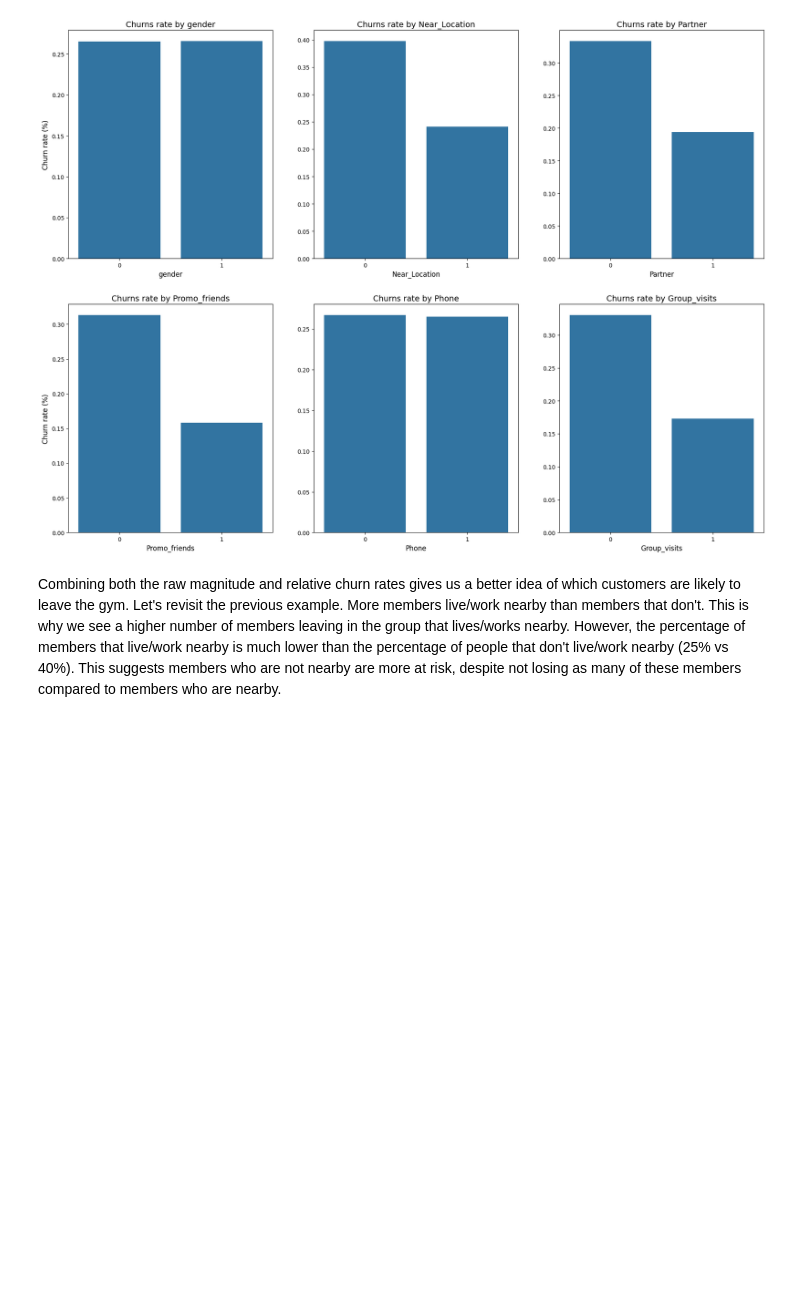
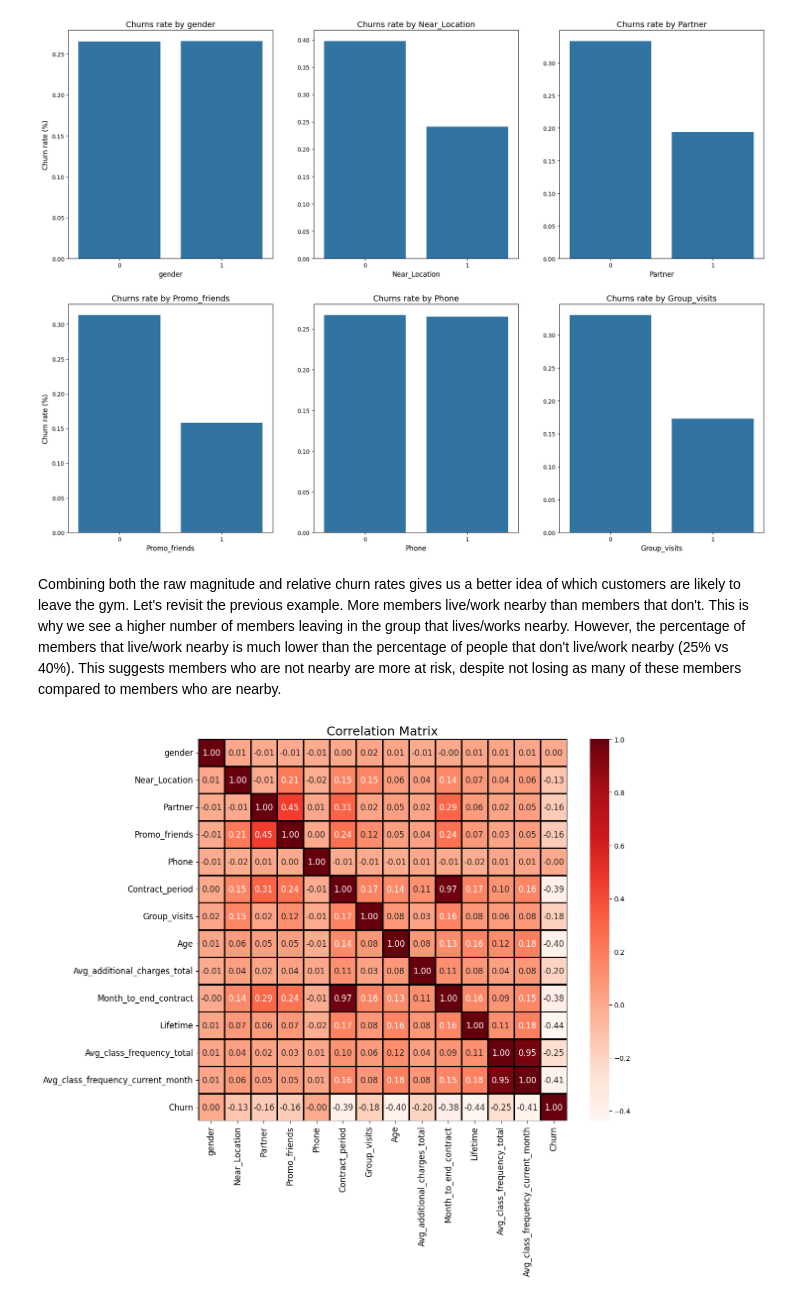
Before and after one commit to kennethwirjadisastra/customer_churn, a Jupyter notebook: gym_churn_eda.ipynb, the cells around one changed output. Saved outputs shown, nothing was run; the diff lists cells and outputs as text; code cells hidden in the pictures; blank space fills up the shorter version.

```diff
--- a/gym_churn_eda.ipynb
+++ b/gym_churn_eda.ipynb
@@ -326,3 +361,16 @@ plt.show()
 [figure]
 # %% [markdown]
 Combining both the raw magnitude and relative churn rates gives us a better idea of which customers are likely to leave the gym. Let's revisit the previous example. More members live/work nearby than members that don't. This is why we see a higher number of members leaving in the group that lives/works nearby. However, the percentage of members that live/work nearby is much lower than the percentage of people that don't live/work nearby (25% vs 40%). This suggests members who are not nearby are more at risk, despite not losing as many of these members compared to members who are nearby.
+# %%
+corr_mat = df.corr()
+
+fig, ax = plt.subplots(figsize=(12,10))
+
+sns.heatmap(corr_mat, annot=True, cmap='Reds',
+            linecolor='black', linewidths=2, annot_kws={"fontsize":12}, fmt='.2f', ax=ax)
+ax.set_xticklabels(ax.get_xticklabels(), fontsize=12)
+ax.set_yticklabels(ax.get_yticklabels(), fontsize=12)
+plt.title('Correlation Matrix', fontsize=18)
+plt.show()
+# %% [output]
+[figure, added]
```
Also changed, not shown: parts of 14 cells of this notebook.
